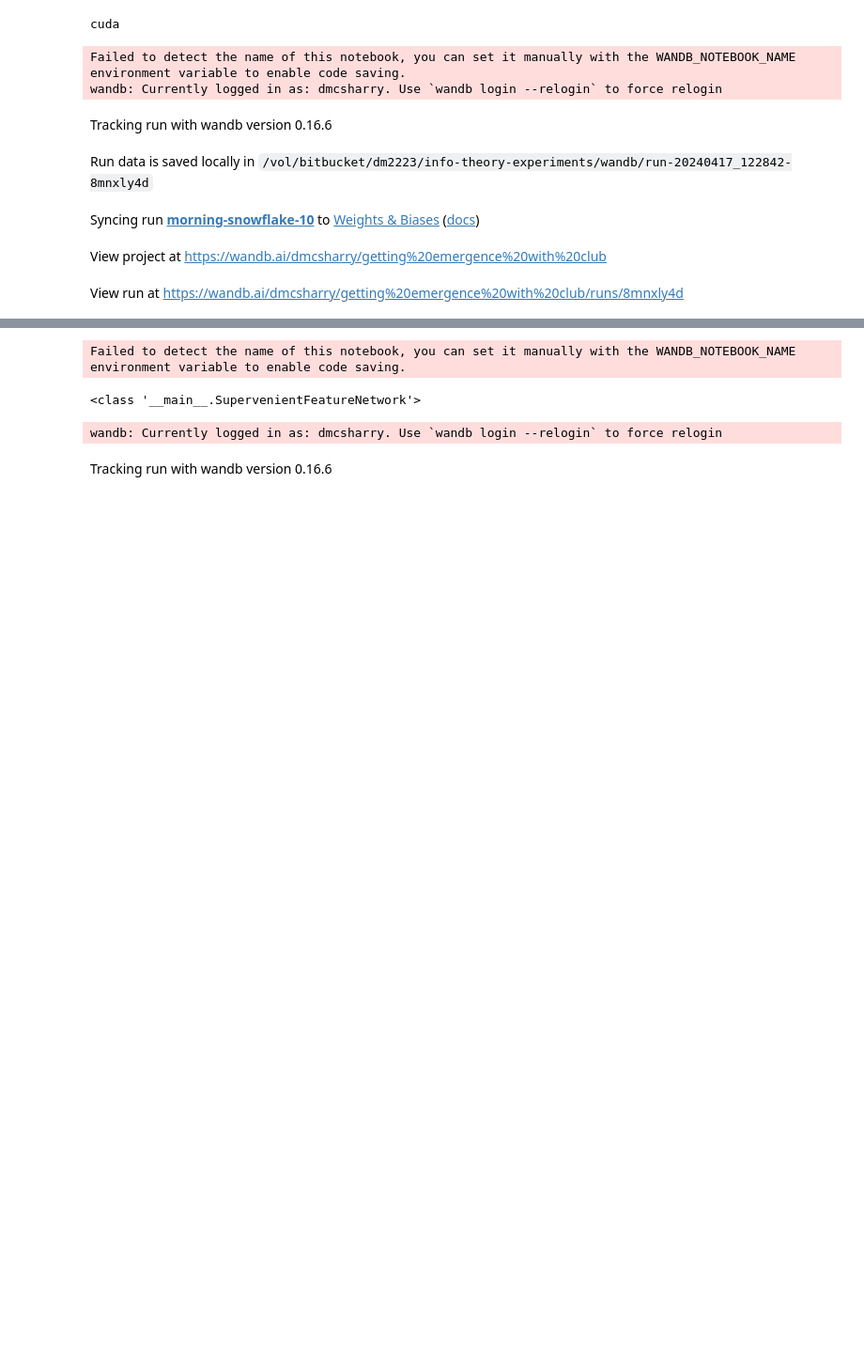
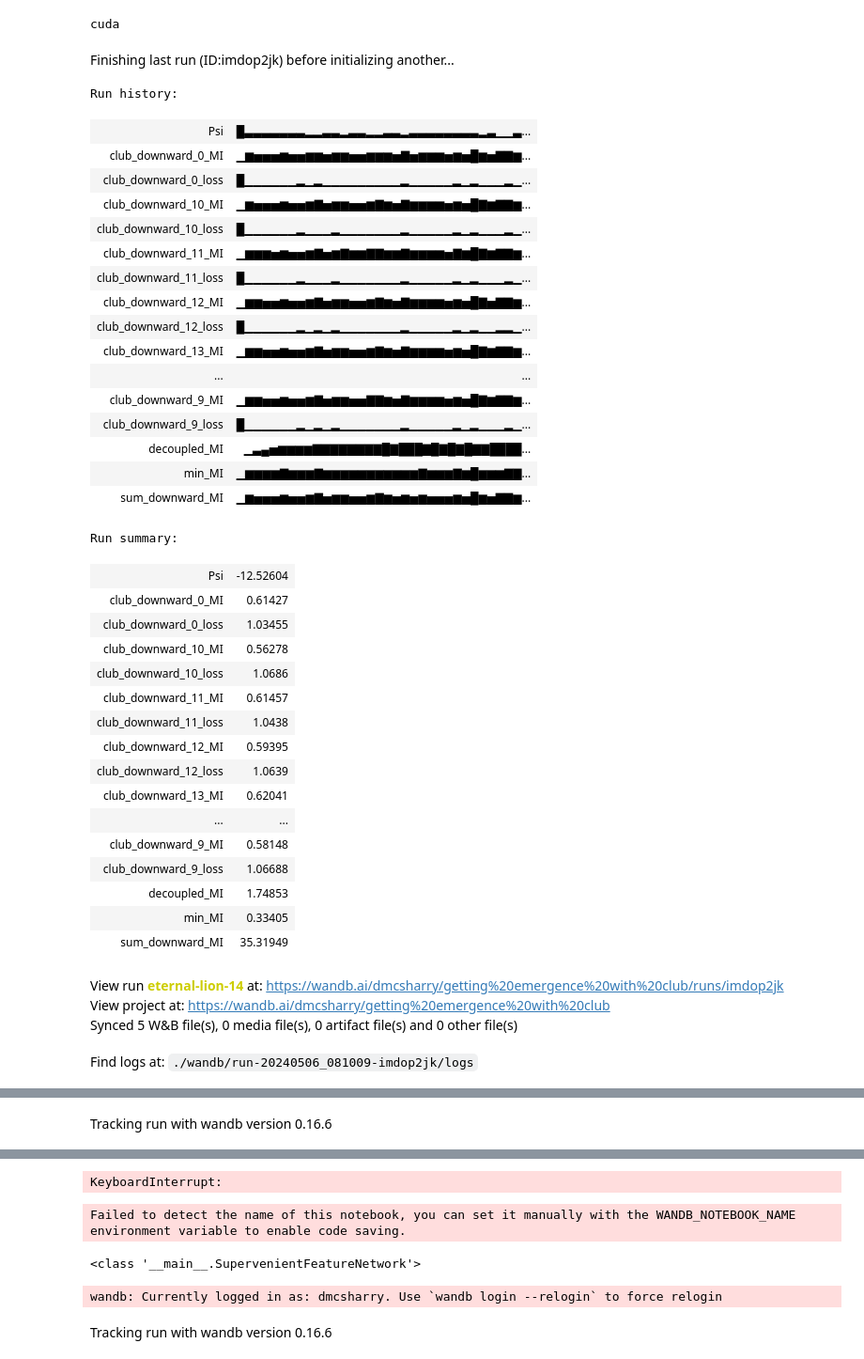
Before and after one commit to David-McSharry/info-theory-experiments, a Jupyter notebook: vCLUB.ipynb, the cells around one changed output, grey strips where cells are left out. Shown at 94% size. Saved outputs shown, nothing was run; the diff lists cells and outputs as text; code cells hidden in the pictures; blank space fills up the shorter version.

```diff
--- a/vCLUB.ipynb
+++ b/vCLUB.ipynb
@@ -139,7 +91,7 @@ class CLUB(nn.Module):  # CLUB: Mutual Information Contrastive Learning Upper Bo
 config = {
     "batch_size": 1000,
     "num_atoms": 64,
-    "feature_size": 1,
+    "feature_size": 3,
     "clip": 5,
     "update_f_every_N_steps": 5,
     "club_config": {
@@ -150,7 +102,7 @@ config = {
         "weight_decay": 1e-4,
     },
     "feature_network_config": {
-        "hidden_sizes": [1028, 1028, 256],
+        "hidden_sizes": [256, 256, 256, 256, 256],
         "include_bias": True,
         "feature_lr": 1e-4,
         "weight_decay": 1e-5
@@ -302,13 +232,61 @@ def train_feature_network(config):
                 "Psi": Psi,
             })
     return feature_network
-# %%
-feature_network = train_feature_network(config)
-# %% [output]
-Failed to detect the name of this notebook, you can set it manually with the WANDB_NOTEBOOK_NAME environment variable to enable code saving.
-wandb: Currently logged in as: dmcsharry. Use `wandb login --relogin` to force relogin
-Tracking run with wandb version 0.16.6
-Run data is saved locally in /vol/bitbucket/dm2223/info-theory-experiments/wandb/run-20240417_122842-8mnxly4d
-Syncing run morning-snowflake-10 to Weights & Biases (docs)
-View project at https://wandb.ai/dmcsharry/getting%20emergence%20with%20club
-View run at https://wandb.ai/dmcsharry/getting%20emergence%20with%20club/runs/8mnxly4d
+# %%
+dataset = ECoGDataset()
+
+train_loader = torch.utils.data.DataLoader(dataset, batch_size=config['batch_size'], shuffle=True)
+# %%
+feature_network = SkipConnectionSupervenientFeatureNetwork(
+    num_atoms=config['num_atoms'],
+    feature_size=config['feature_size'],
+    hidden_sizes=config['feature_network_config']['hidden_sizes'],
+    include_bias=config['feature_network_config']['include_bias']
+).to(device)
+
+
+model_path = "/vol/bitbucket/dm2223/info-theory-experiments/models/ecog_feature_network_expert-snow-10.pth"
+feature_network.load_state_dict(torch.load(model_path))
+
+
+feature_network = train_feature_network(config, feature_network, train_loader)
+# %% [output]
+Finishing last run (ID:imdop2jk) before initializing another...
+Run history:
+| Psi | █▃▃▃▃▃▃▃▂▂▃▃▂▃▃▂▂▃▃▂▃▃▃▃▃▃▃▃▂▃▁▁▃... |
+| club_downward_0_MI | ▁▆▅▅▅▆▅▅▆▆▅▆▆▅▅▆▆▆▅▇▅▆▆▆▅▆▅█▆▅▇▇▆... |
+| club_downward_0_loss | █▁▁▁▁▁▁▂▁▂▁▁▁▁▁▁▁▁▁▂▁▁▁▁▁▂▁▂▁▁▁▂▁... |
+| club_downward_10_MI | ▁▆▅▅▅▆▅▅▆▇▅▆▆▅▅▆▇▆▅▇▆▆▆▆▅▆▅█▇▆▇▇▆... |
+| club_downward_10_loss | █▁▁▁▁▁▁▂▁▁▁▂▁▁▁▁▁▁▁▂▁▁▁▁▁▂▁▂▁▁▁▂▁... |
+| club_downward_11_MI | ▁▆▆▆▅▆▅▅▆▇▅▆▇▆▆▇▇▆▆▇▆▆▆▆▅▇▆█▇▆▇▇▆... |
+| club_downward_11_loss | █▁▁▁▁▁▁▂▁▁▁▂▁▁▁▁▁▁▁▂▁▁▁▁▁▂▁▂▁▁▁▂▁... |
+| club_downward_12_MI | ▁▆▆▅▅▆▅▅▆▇▅▆▆▅▅▆▇▆▅▇▆▆▆▆▅▆▅█▇▅▇▇▆... |
+| club_downward_12_loss | █▁▁▁▁▁▁▂▁▂▁▂▁▁▁▁▁▁▁▂▁▁▁▁▁▂▁▂▁▁▂▂▁... |
+| club_downward_13_MI | ▁▆▆▅▅▆▅▅▆▇▅▆▆▅▅▆▇▆▅▇▆▆▆▆▅▆▅█▇▆▇▇▆... |
+| ... | ... |
+| club_downward_9_MI | ▁▆▆▅▅▆▅▅▆▇▅▆▆▅▅▇▇▆▅▇▆▆▆▆▅▆▅█▇▆▇▇▆... |
+| club_downward_9_loss | █▁▁▁▁▁▁▂▁▂▁▂▁▁▁▁▁▁▁▂▁▁▁▁▁▂▁▂▁▁▁▂▁... |
+| decoupled_MI | ▁▃▄▅▆▆▆▆▇▇▇▇▇▇▇▇█▇███▇█▇█▇█▇▇████... |
+| min_MI | ▁▆▆▆▆▇▆▆▆▇▆▆▆▆▆▆▆▆▆▆▆▇▆▆▆▇▆█▆▆▆▇▇... |
+| sum_downward_MI | ▁▆▅▅▅▆▅▅▆▇▅▆▆▅▅▆▇▆▅▆▅▆▅▅▅▆▅█▆▅▇▇▆... |
+Run summary:
+| Psi | -12.52604 |
+| club_downward_0_MI | 0.61427 |
+| club_downward_0_loss | 1.03455 |
+| club_downward_10_MI | 0.56278 |
+| club_downward_10_loss | 1.0686 |
+| club_downward_11_MI | 0.61457 |
+| club_downward_11_loss | 1.0438 |
+| club_downward_12_MI | 0.59395 |
+| club_downward_12_loss | 1.0639 |
+| club_downward_13_MI | 0.62041 |
+| ... | ... |
+| club_downward_9_MI | 0.58148 |
+| club_downward_9_loss | 1.06688 |
+| decoupled_MI | 1.74853 |
+| min_MI | 0.33405 |
+| sum_downward_MI | 35.31949 |
+View run eternal-lion-14 at: https://wandb.ai/dmcsharry/getting%20emergence%20with%20club/runs/imdop2jk
+View project at: https://wandb.ai/dmcsharry/getting%20emergence%20with%20club
+Synced 5 W&B file(s), 0 media file(s), 0 artifact file(s) and 0 other file(s)
+Find logs at: ./wandb/run-20240506_081009-imdop2jk/logs
@@ -314,0 +294 @@ View run at https://wandb.ai/dmcsharry/getting%20emergence%20with%20club/runs/8m
+Tracking run with wandb version 0.16.6
@@ -315,3 +299,4 @@ View run at https://wandb.ai/dmcsharry/getting%20emergence%20with%20club/runs/8m
+KeyboardInterrupt:
 # %%
 
 class NoSpectralDownwardCritic(nn.Module):
```
Also changed, not shown: parts of 5 cells of this notebook, 5 other files.
